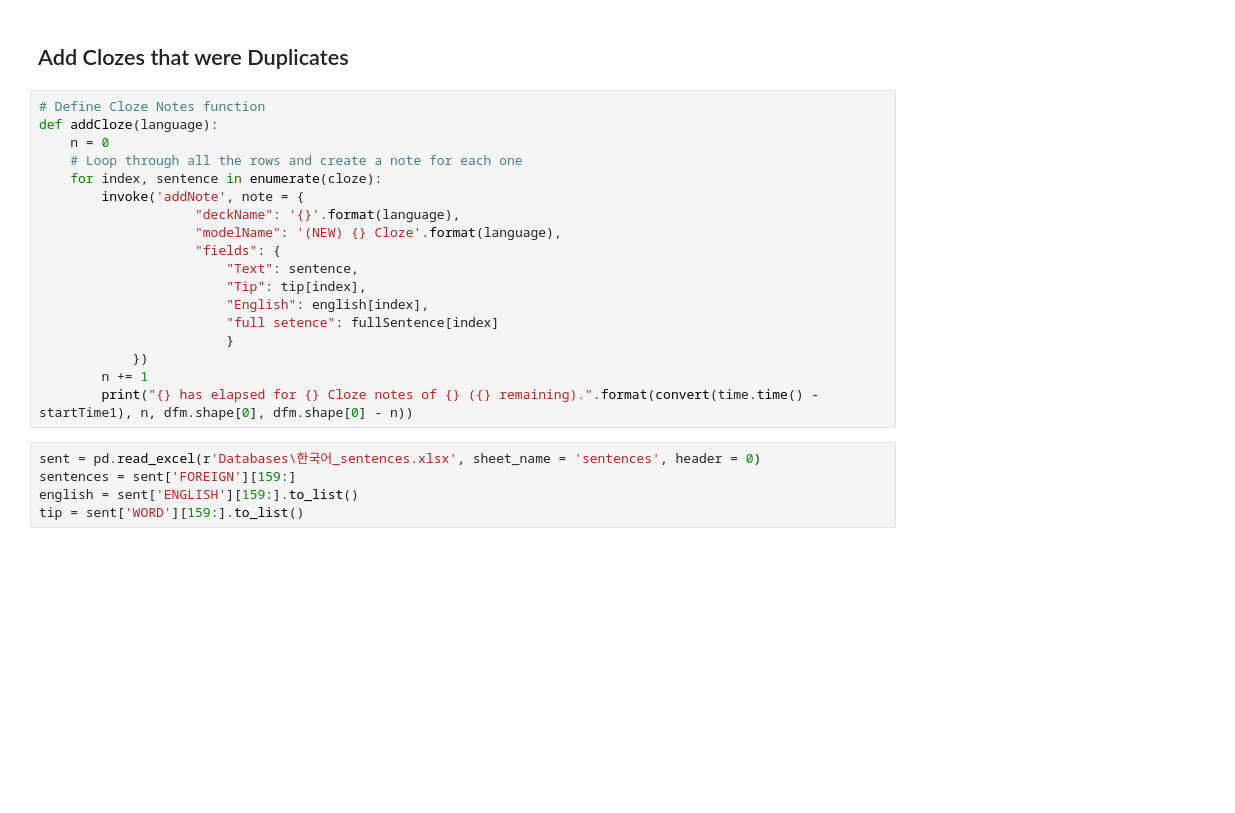
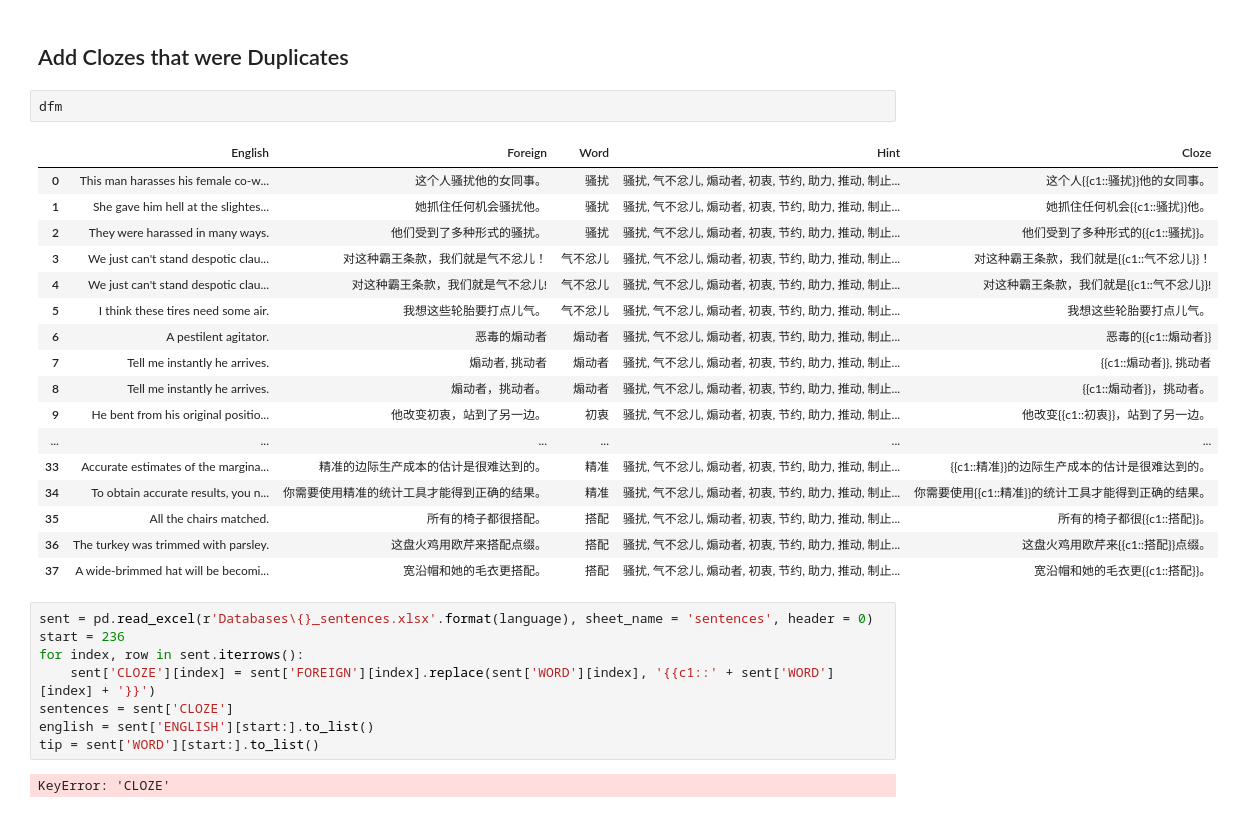
Before and after one commit to mikitz/anki-card-importer, a Jupyter notebook: CSV_Gen [ALL with Scraping].ipynb, the cells around one changed output. Drawn from its saved outputs; the diff is of its cells as text; blank space fills up the shorter version.

```diff
--- a/CSV_Gen [ALL with Scraping].ipynb
+++ b/CSV_Gen [ALL with Scraping].ipynb
@@ -470,26 +471,33 @@ ALL PROCESSES COMPLETED! ELAPSED TIME: 0h 04m 32s
 updateDatabase(language)
 # %% [markdown]
 ## Add Clozes that were Duplicates
-# %%
-# Define Cloze Notes function
-def addCloze(language):
-    n = 0
-    # Loop through all the rows and create a note for each one
-    for index, sentence in enumerate(cloze):
-        invoke('addNote', note = {
-                    "deckName": '{}'.format(language),
-                    "modelName": '(NEW) {} Cloze'.format(language),
-                    "fields": {
-                        "Text": sentence,
-                        "Tip": tip[index],
-                        "English": english[index],
-                        "full setence": fullSentence[index]
-                        }
-            })
-        n += 1
-        print("{} has elapsed for {} Cloze notes of {} ({} remaining).".format(convert(time.time() - startTime1), n, dfm.shape[0], dfm.shape[0] - n))
+# %%
+dfm
+# %% [output]
+|  | English | Foreign | Word | Hint | Cloze |
+| 0 | This man harasses his female co-w... | 这个人骚扰他的女同事。 | 骚扰 | 骚扰, 气不忿儿, 煽动者, 初衷, 节约, 助力, 推动, 制止... | 这个人{{c1::骚扰}}他的女同事。 |
+| 1 | She gave him hell at the slightes... | 她抓住任何机会骚扰他。 | 骚扰 | 骚扰, 气不忿儿, 煽动者, 初衷, 节约, 助力, 推动, 制止... | 她抓住任何机会{{c1::骚扰}}他。 |
+| 2 | They were harassed in many ways. | 他们受到了多种形式的骚扰。 | 骚扰 | 骚扰, 气不忿儿, 煽动者, 初衷, 节约, 助力, 推动, 制止... | 他们受到了多种形式的{{c1::骚扰}}。 |
+| 3 | We just can't stand despotic clau... | 对这种霸王条款，我们就是气不忿儿！ | 气不忿儿 | 骚扰, 气不忿儿, 煽动者, 初衷, 节约, 助力, 推动, 制止... | 对这种霸王条款，我们就是{{c1::气不忿儿}}！ |
+| 4 | We just can't stand despotic clau... | 对这种霸王条款，我们就是气不忿儿! | 气不忿儿 | 骚扰, 气不忿儿, 煽动者, 初衷, 节约, 助力, 推动, 制止... | 对这种霸王条款，我们就是{{c1::气不忿儿}}! |
+| 5 | I think these tires need some air. | 我想这些轮胎要打点儿气。 | 气不忿儿 | 骚扰, 气不忿儿, 煽动者, 初衷, 节约, 助力, 推动, 制止... | 我想这些轮胎要打点儿气。 |
+| 6 | A pestilent agitator. | 恶毒的煽动者 | 煽动者 | 骚扰, 气不忿儿, 煽动者, 初衷, 节约, 助力, 推动, 制止... | 恶毒的{{c1::煽动者}} |
+| 7 | Tell me instantly he arrives. | 煽动者, 挑动者 | 煽动者 | 骚扰, 气不忿儿, 煽动者, 初衷, 节约, 助力, 推动, 制止... | {{c1::煽动者}}, 挑动者 |
+| 8 | Tell me instantly he arrives. | 煽动者，挑动者。 | 煽动者 | 骚扰, 气不忿儿, 煽动者, 初衷, 节约, 助力, 推动, 制止... | {{c1::煽动者}}，挑动者。 |
+| 9 | He bent from his original positio... | 他改变初衷，站到了另一边。 | 初衷 | 骚扰, 气不忿儿, 煽动者, 初衷, 节约, 助力, 推动, 制止... | 他改变{{c1::初衷}}，站到了另一边。 |
+| ... | ... | ... | ... | ... | ... |
+| 33 | Accurate estimates of the margina... | 精准的边际生产成本的估计是很难达到的。 | 精准 | 骚扰, 气不忿儿, 煽动者, 初衷, 节约, 助力, 推动, 制止... | {{c1::精准}}的边际生产成本的估计是很难达到的。 |
+| 34 | To obtain accurate results, you n... | 你需要使用精准的统计工具才能得到正确的结果。 | 精准 | 骚扰, 气不忿儿, 煽动者, 初衷, 节约, 助力, 推动, 制止... | 你需要使用{{c1::精准}}的统计工具才能得到正确的结果。 |
+| 35 | All the chairs matched. | 所有的椅子都很搭配。 | 搭配 | 骚扰, 气不忿儿, 煽动者, 初衷, 节约, 助力, 推动, 制止... | 所有的椅子都很{{c1::搭配}}。 |
+| 36 | The turkey was trimmed with parsley. | 这盘火鸡用欧芹来搭配点缀。 | 搭配 | 骚扰, 气不忿儿, 煽动者, 初衷, 节约, 助力, 推动, 制止... | 这盘火鸡用欧芹来{{c1::搭配}}点缀。 |
+| 37 | A wide-brimmed hat will be becomi... | 宽沿帽和她的毛衣更搭配。 | 搭配 | 骚扰, 气不忿儿, 煽动者, 初衷, 节约, 助力, 推动, 制止... | 宽沿帽和她的毛衣更{{c1::搭配}}。 |
 # %%
-sent = pd.read_excel(r'Databases\한국어_sentences.xlsx', sheet_name = 'sentences', header = 0)
-sentences = sent['FOREIGN'][159:]
-english = sent['ENGLISH'][159:].to_list()
-tip = sent['WORD'][159:].to_list()
+sent = pd.read_excel(r'Databases\{}_sentences.xlsx'.format(language), sheet_name = 'sentences', header = 0)
+start = 236
+for index, row in sent.iterrows():
+    sent['CLOZE'][index] = sent['FOREIGN'][index].replace(sent['WORD'][index], '{{c1::' + sent['WORD'][index] + '}}')
+sentences = sent['CLOZE']
+english = sent['ENGLISH'][start:].to_list()
+tip = sent['WORD'][start:].to_list()
+# %% [output]
+KeyError: 'CLOZE'
```
Also changed, not shown: parts of 4 cells of this notebook, 7 other files.
